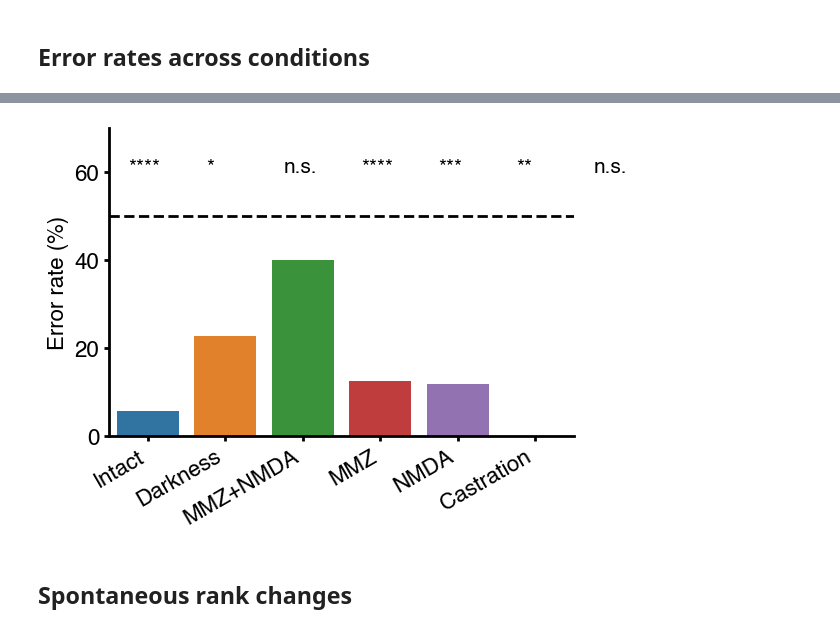
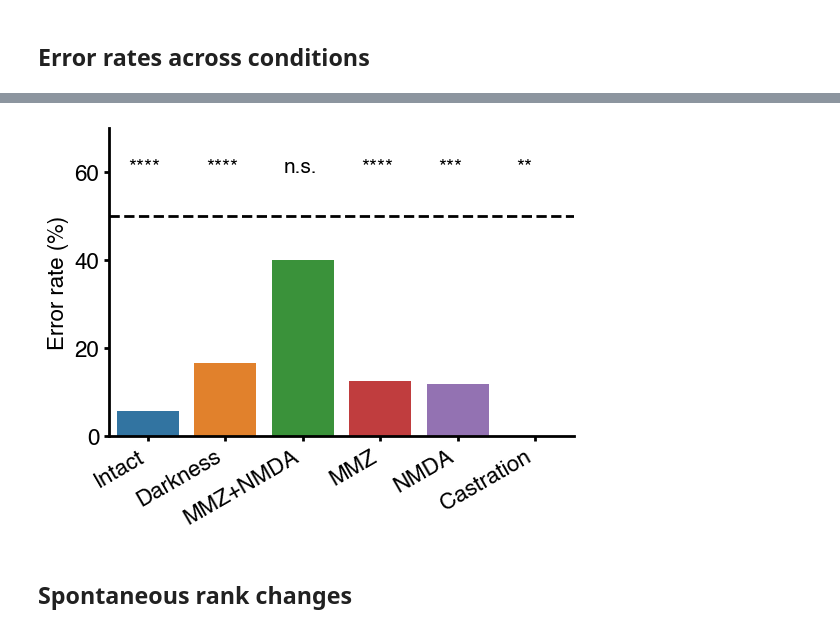
Before and after one commit to FrancisCrickInstitute/HierarchySensoryModality, a Jupyter notebook: Rank_generalisation.ipynb, the cells around one changed output, grey strips where cells are left out. Drawn from its saved outputs; the diff is of its cells as text; code cells hidden in the pictures.

Commit message:
Updated analysis for darkness condition after adding more N

```diff
--- a/Rank_generalisation.ipynb
+++ b/Rank_generalisation.ipynb
@@ -145,7 +145,7 @@ Ingroup error rate:
 # %% [markdown]
 ## Winner-loser rank differences
 # %%
-condition = 'NMDA+methimazole'
+condition = 'Darkness'
 
 intervention_path = f'Data/behaviour/generalization/{condition}.xlsx'
 
@@ -318,22 +317,22 @@ _, pvals_binom_corrected, _, _ = multipletests(pvals_binom, method='holm-sidak')
 # %%
 plt.figure(figsize=[6, 4])
 
 sns.barplot(result, x='condition', y='error_rate', hue='condition')
 plt.xticks(rotation=30, ha='right')
 
 plt.ylabel('Error rate (%)')
 plt.xlabel('')
 
 plt.ylim(0,70)
 plt.axhline(50, c='black', linestyle='--', label='Random behaviour')
 
-for n, p in enumerate(pvals_binom_corrected):
+for n, p in enumerate(pvals_binom_corrected[:-1]):
     sig_label = ['n.s.', '*', '**', '***', '****'][(p < [0.05, 0.01, 0.001, 0.0001]).sum()]
     plt.text(n-0.25, 60, sig_label, fontsize=15)
 
-#plt.savefig('../Plots/Generalization/Error rate.png', bbox_inches='tight', dpi=300)
+plt.savefig('../Plots/Generalization/Error rate.png', bbox_inches='tight', dpi=300)
 # %% [output]
-[figure, old version]
+[figure, new version]
 # %% [markdown]
 ## Spontaneous rank changes
 # %% [markdown]
```
Also changed, not shown: parts of 4 cells of this notebook, 1 other file.
